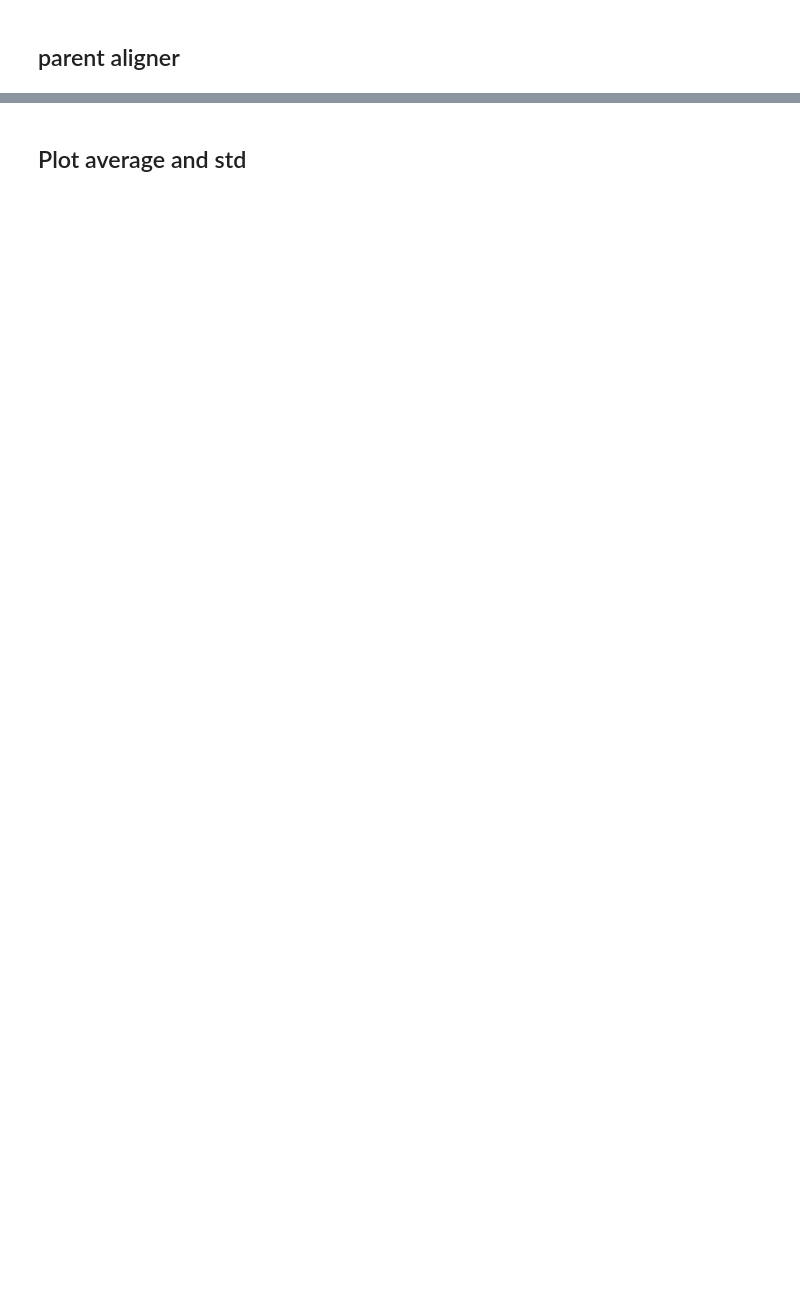
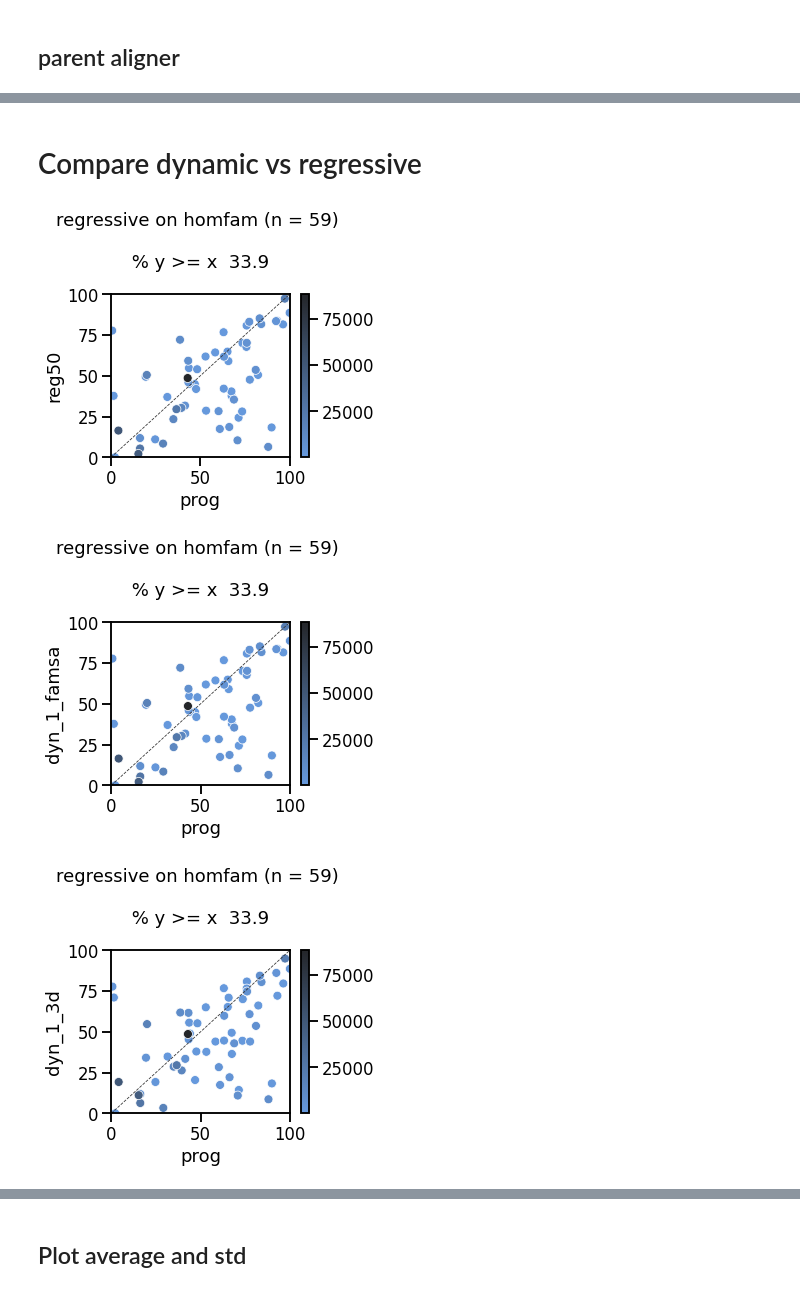
Before and after one commit to luisas/nf_structural_regression, a Jupyter notebook: notebook/02_benchmark_dynamic.ipynb, the cells around one changed output, grey strips where cells are left out. Cells and saved outputs as stored; diff of their text form; code cells hidden in the pictures; blank space fills up the shorter version.

```diff
--- a/notebook/02_benchmark_dynamic.ipynb
+++ b/notebook/02_benchmark_dynamic.ipynb
@@ -140,0 +200,15 @@ for metric in metrics:
+# %% [markdown]
+# Compare dynamic vs regressive
+# %%
+plot_scatter_perc(prog,reg_50,'prog', 'reg50')
+#plot_scatter_perc(prog,reg_1000,'prog', 'reg1000')
+
+
+plot_scatter_perc(prog,dyn_1_famsa,'prog', 'dyn_1_famsa')
+plot_scatter_perc(prog,dyn_1_3d,'prog', 'dyn_1_3d')
+plot_scatter_perc(prog,dyn_100000000_famsa,'prog', 'dyn_100000000_famsa')
+plot_scatter_perc(prog,dyn_100000000_3d,'prog', 'dyn_100000000_3d')
+# %% [output]
+[figure, added]
+[figure, added]
+[figure, added]
```
Also changed, not shown: parts of 33 cells of this notebook, 4 other files.
